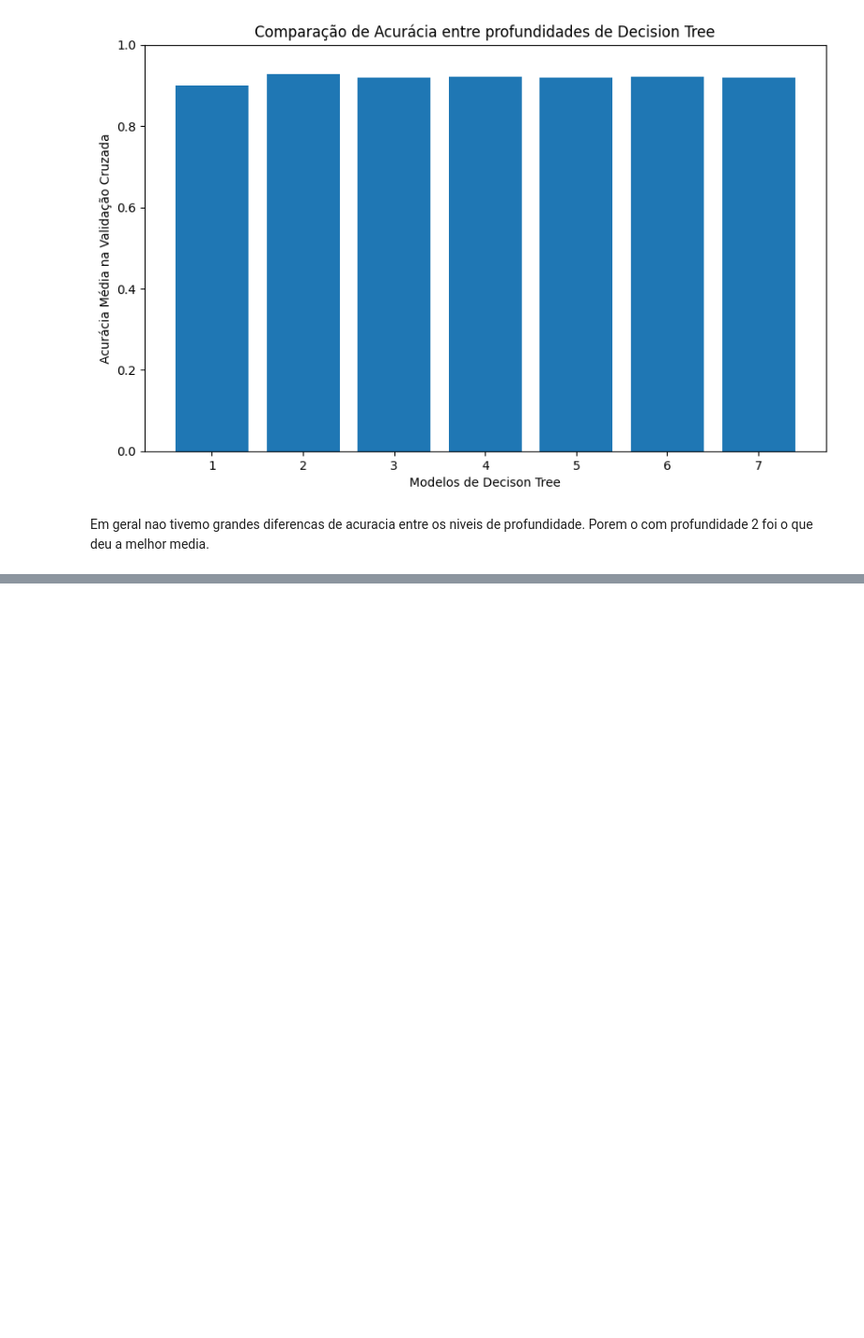
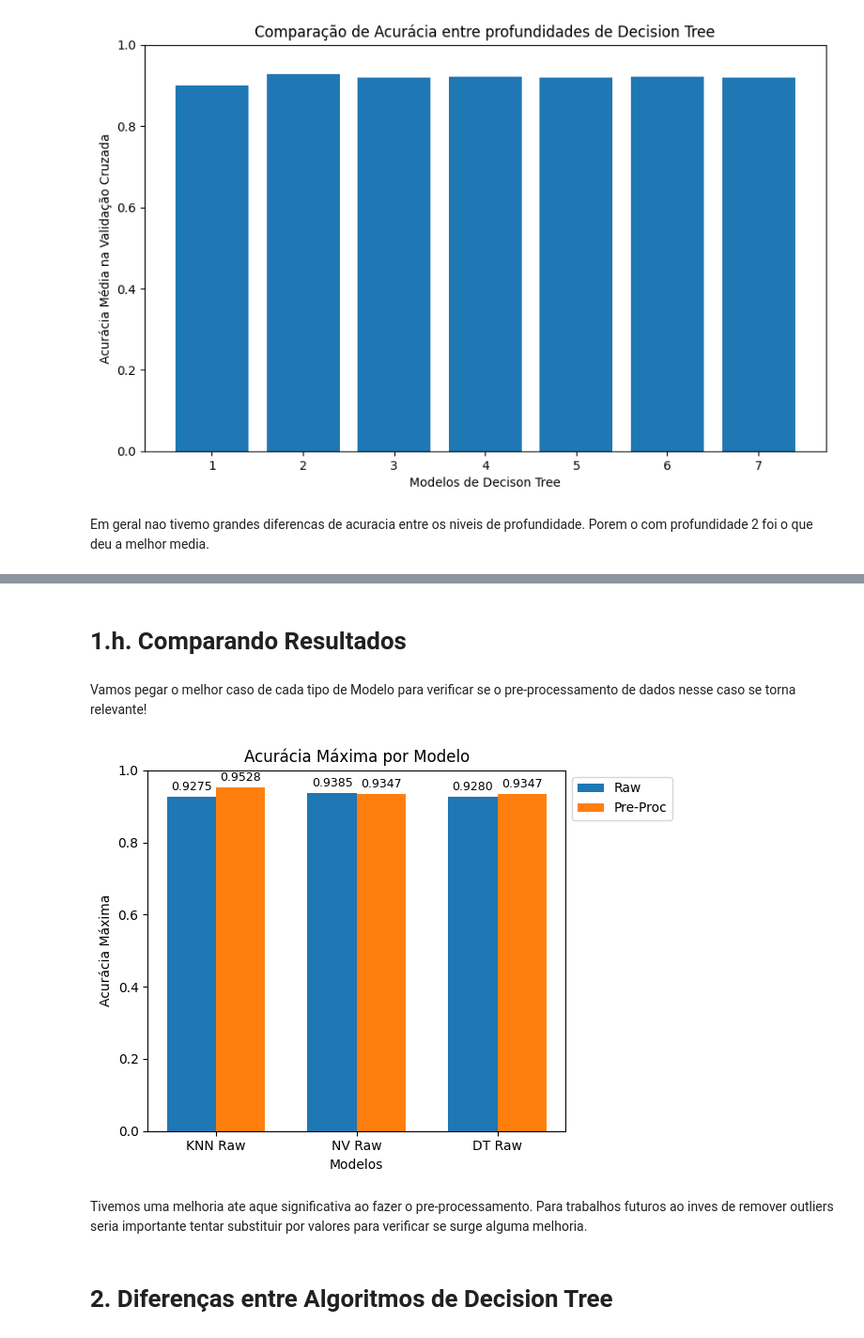
Before and after one commit to glaucofilho/CEDS808, a Jupyter notebook: Tarefas/Aula04/main.ipynb, the cells around one changed output, grey strips where cells are left out. Shown at 94% size. Drawn from its saved outputs; the diff is of its cells as text; code cells hidden in the pictures; blank space fills up the shorter version.

```diff
--- a/Tarefas/Aula04/main.ipynb
+++ b/Tarefas/Aula04/main.ipynb
@@ -286,0 +515,49 @@ Em geral nao tivemo grandes diferencas de acuracia entre os niveis de profundida
+# %% [markdown]
+# <a id="resultados"></a> 1.h. Comparando Resultados
+# %% [markdown]
+Vamos pegar o melhor caso de cada tipo de Modelo para verificar se o pre-processamento de dados nesse caso se torna relevante!
+# %%
+acuracias = [
+    max(KNN_accuracy_values),
+    max(PRE_KNN_accuracy_values),
+    max(NV_average_accuracies),
+    max(PRE_NV_average_accuracies),
+    max(DT_average_accuracies),
+    max(PRE_DT_average_accuracies),
+]
+
+legendas = [
+    "KNN Raw",
+    "KNN Pre-Proc.",
+    "NV Raw",
+    "NV Pre-Proc.",
+    "DT Raw",
+    "DT Pre-Proc.",
+]
+# %%
+raw_acuracias = acuracias[::2]
+pre_proc_acuracias = acuracias[1::2]
+posicoes = np.arange(len(legendas) // 2)
+largura = 0.35
+fig, ax = plt.subplots()
+barras_raw = ax.bar(posicoes, raw_acuracias, largura, label='Raw')
+barras_pre_proc = ax.bar(posicoes + largura, pre_proc_acuracias, largura, label='Pre-Proc')
+for i, valor in enumerate(raw_acuracias):
+    ax.text(i, valor + 0.01, f'{valor:.4f}', ha='center', va='bottom', fontsize=9)
+
+for i, valor in enumerate(pre_proc_acuracias):
+    ax.text(i + largura, valor + 0.01, f'{valor:.4f}', ha='center', va='bottom', fontsize=9)
+ax.set_xlabel('Modelos')
+ax.set_ylabel('Acurácia Máxima')
+ax.set_title('Acurácia Máxima por Modelo')
+ax.set_xticks(posicoes + largura / 2)
+ax.set_xticklabels(legendas[::2])
+ax.legend(loc='upper left', bbox_to_anchor=(1, 1))
+plt.tight_layout()
+plt.show()
+# %% [output]
+[figure, added]
+# %% [markdown]
+Tivemos uma melhoria ate aque significativa ao fazer o pre-processamento. Para trabalhos futuros ao inves de remover outliers seria importante tentar substituir por valores para verificar se surge alguma melhoria.
+# %% [markdown]
+# <a id="difdt"></a> 2. Diferenças entre Algoritmos de Decision Tree
```
Also changed, not shown: parts of 28 cells of this notebook, 2 other files.
